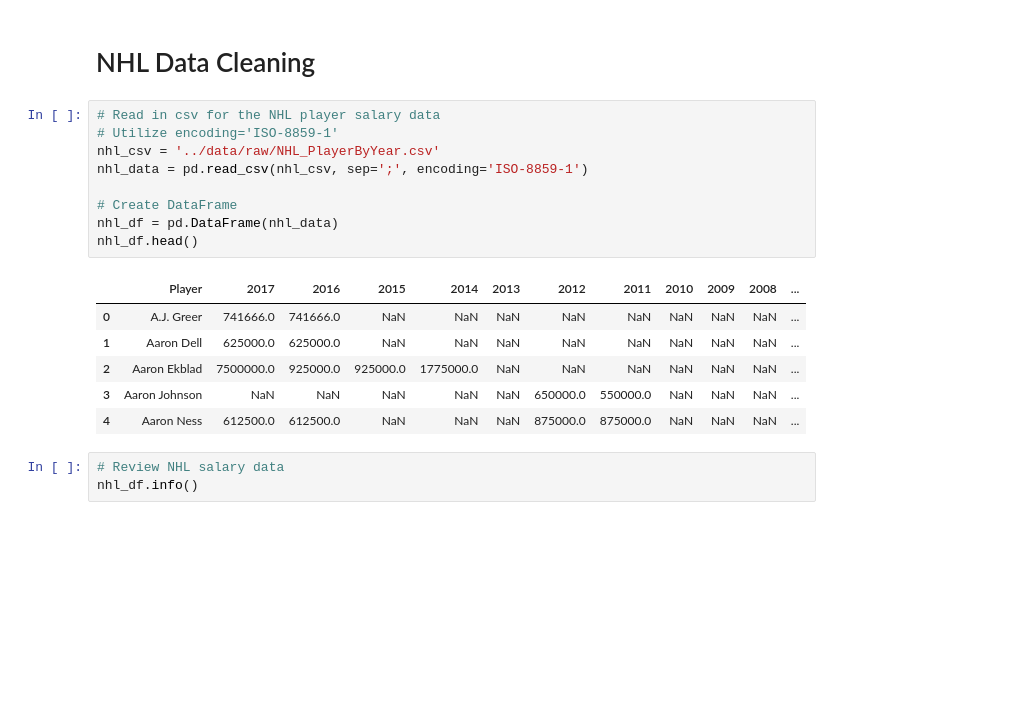
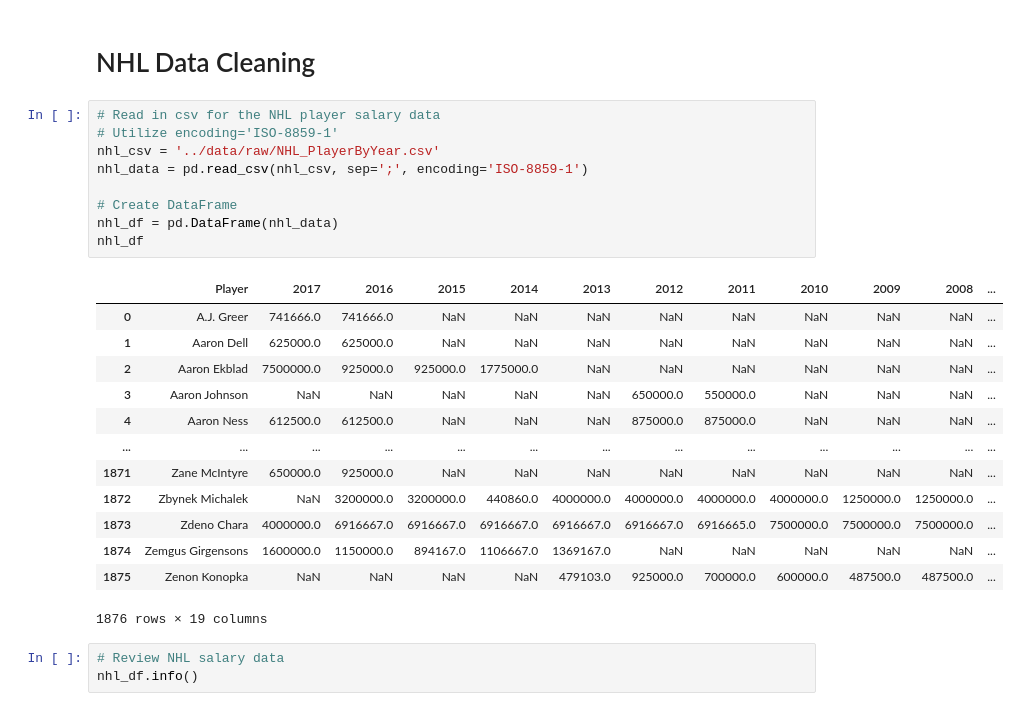
Before and after one commit to JP-Butler/Pro_Sports_Salary_Analysis, a Jupyter notebook: cookiecutter_structure/notebooks/data_cleaning.ipynb, the cells around one changed output. Saved outputs shown, nothing was run; the diff lists cells and outputs as text; blank space fills up the shorter version.

```diff
--- a/cookiecutter_structure/notebooks/data_cleaning.ipynb
+++ b/cookiecutter_structure/notebooks/data_cleaning.ipynb
@@ -196,19 +200,26 @@ memory usage: 557.6+ KB
 # %%
 # Read in csv for the NHL player salary data
 # Utilize encoding='ISO-8859-1'
 nhl_csv = '../data/raw/NHL_PlayerByYear.csv'
 nhl_data = pd.read_csv(nhl_csv, sep=';', encoding='ISO-8859-1')
 
 # Create DataFrame
 nhl_df = pd.DataFrame(nhl_data)
-nhl_df.head()
+nhl_df
 # %% [output]
 |  | Player | 2017 | 2016 | 2015 | 2014 | 2013 | 2012 | 2011 | 2010 | 2009 | 2008 | ... |
 | 0 | A.J. Greer | 741666.0 | 741666.0 | NaN | NaN | NaN | NaN | NaN | NaN | NaN | NaN | ... |
 | 1 | Aaron Dell | 625000.0 | 625000.0 | NaN | NaN | NaN | NaN | NaN | NaN | NaN | NaN | ... |
 | 2 | Aaron Ekblad | 7500000.0 | 925000.0 | 925000.0 | 1775000.0 | NaN | NaN | NaN | NaN | NaN | NaN | ... |
 | 3 | Aaron Johnson | NaN | NaN | NaN | NaN | NaN | 650000.0 | 550000.0 | NaN | NaN | NaN | ... |
 | 4 | Aaron Ness | 612500.0 | 612500.0 | NaN | NaN | NaN | 875000.0 | 875000.0 | NaN | NaN | NaN | ... |
+| ... | ... | ... | ... | ... | ... | ... | ... | ... | ... | ... | ... | ... |
+| 1871 | Zane McIntyre | 650000.0 | 925000.0 | NaN | NaN | NaN | NaN | NaN | NaN | NaN | NaN | ... |
+| 1872 | Zbynek Michalek | NaN | 3200000.0 | 3200000.0 | 440860.0 | 4000000.0 | 4000000.0 | 4000000.0 | 4000000.0 | 1250000.0 | 1250000.0 | ... |
+| 1873 | Zdeno Chara | 4000000.0 | 6916667.0 | 6916667.0 | 6916667.0 | 6916667.0 | 6916667.0 | 6916665.0 | 7500000.0 | 7500000.0 | 7500000.0 | ... |
+| 1874 | Zemgus Girgensons | 1600000.0 | 1150000.0 | 894167.0 | 1106667.0 | 1369167.0 | NaN | NaN | NaN | NaN | NaN | ... |
+| 1875 | Zenon Konopka | NaN | NaN | NaN | NaN | 479103.0 | 925000.0 | 700000.0 | 600000.0 | 487500.0 | 487500.0 | ... |
+1876 rows × 19 columns
 # %%
 # Review NHL salary data
 nhl_df.info()
```
Also changed, not shown: parts of 26 cells of this notebook.
